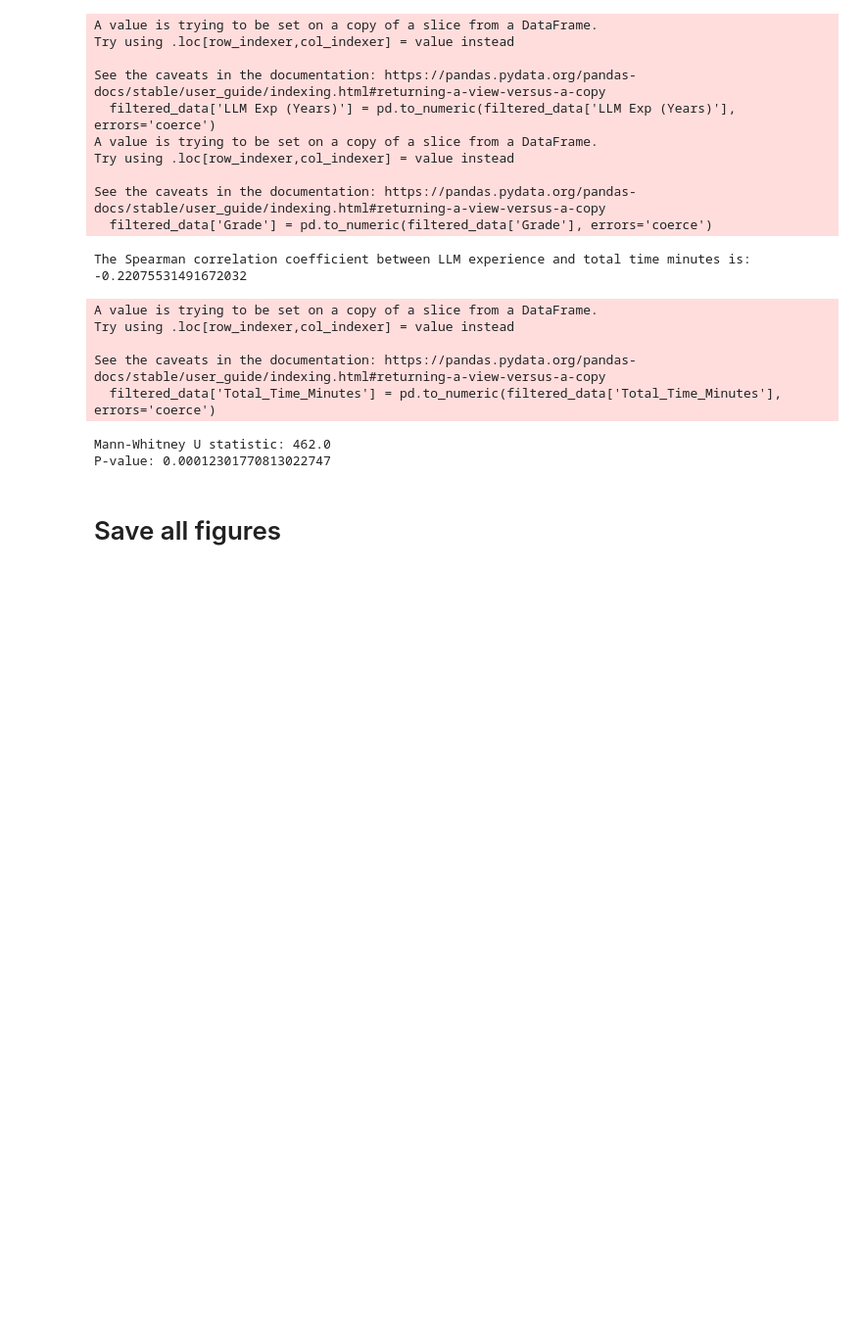
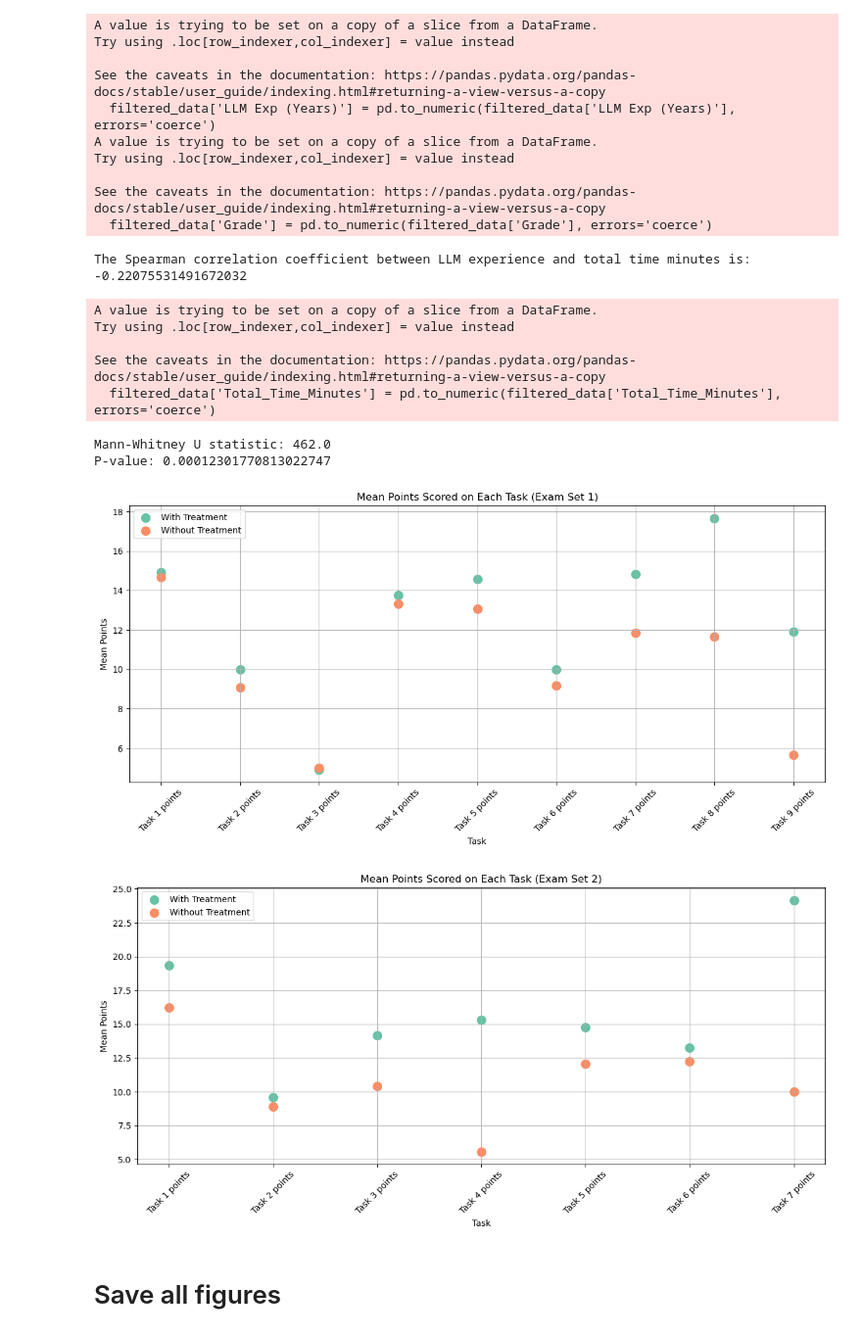
Before and after one commit to cseetreview/review_project, a Jupyter notebook: Notebook.ipynb, the cells around one changed output. Shown at 98% size. Drawn from its saved outputs; the diff is of its cells as text; code cells hidden in the pictures; blank space fills up the shorter version.

Commit message:
added mean graphs

```diff
--- a/Notebook.ipynb
+++ b/Notebook.ipynb
@@ -642,6 +642,56 @@ print(f"P-value: {p_value}")
 # %% [output]
 Mann-Whitney U statistic: 462.0
 P-value: 0.00012301770813022747
+# %%
+import pandas as pd
+import matplotlib.pyplot as plt
+import seaborn as sns
+
+# Load data
+data_path = 'Data.csv'
+data = pd.read_csv(data_path, delimiter=';')
+
+# Define task columns
+task_columns_robots = ['Task 1 points', 'Task 2 points', 'Task 3 points', 'Task 4 points', 'Task 5 points', 'Task 6 points', 'Task 7 points', 'Task 8 points', 'Task 9 points']
+task_columns_adv = ['Task 1 points', 'Task 2 points', 'Task 3 points', 'Task 4 points', 'Task 5 points', 'Task 6 points', 'Task 7 points']
+
+# Calculate mean points for each task
+avg_points_with_ai_robots = data[(data['With AI'] == 'Yes') & (data['Exam Set'] == 'Exam set 1')][task_columns_robots].mean()
+avg_points_without_ai_robots = data[(data['With AI'] == 'No') & (data['Exam Set'] == 'Exam set 1')][task_columns_robots].mean()
+avg_points_with_ai_ads = data[(data['With AI'] == 'Yes') & (data['Exam Set'] == 'Exam set 2')][task_columns_adv].mean()
+avg_points_without_ai_ads = data[(data['With AI'] == 'No') & (data['Exam Set'] == 'Exam set 2')][task_columns_adv].mean()
+
+# Define colors
+colors = sns.color_palette("Set2")
+
+# Create a figure for Exam Set 1
+plt.figure(figsize=(12, 6))
+plt.scatter(task_columns_robots, avg_points_with_ai_robots, color=colors[0], s=100, label='With Treatment')
+plt.scatter(task_columns_robots, avg_points_without_ai_robots, color=colors[1], s=100, label='Without Treatment')
+plt.xlabel('Task')
+plt.ylabel('Mean Points')
+plt.title('Mean Points Scored on Each Task (Exam Set 1)')
+plt.xticks(rotation=45)
+plt.legend()
+plt.grid(True)
+plt.tight_layout()
+plt.show()
+
+# Create a figure for Exam Set 2
+plt.figure(figsize=(12, 6))
+plt.scatter(task_columns_adv, avg_points_with_ai_ads, color=colors[0], s=100, label='With Treatment')
+plt.scatter(task_columns_adv, avg_points_without_ai_ads, color=colors[1], s=100, label='Without Treatment')
+plt.xlabel('Task')
+plt.ylabel('Mean Points')
+plt.title('Mean Points Scored on Each Task (Exam Set 2)')
+plt.xticks(rotation=45)
+plt.legend()
+plt.grid(True)
+plt.tight_layout()
+plt.show()
+# %% [output]
+[figure, added]
+[figure, added]
 # %% [markdown]
 # Save all figures
 # %%
```
Also changed, not shown: parts of 2 cells of this notebook, 9 other files.
